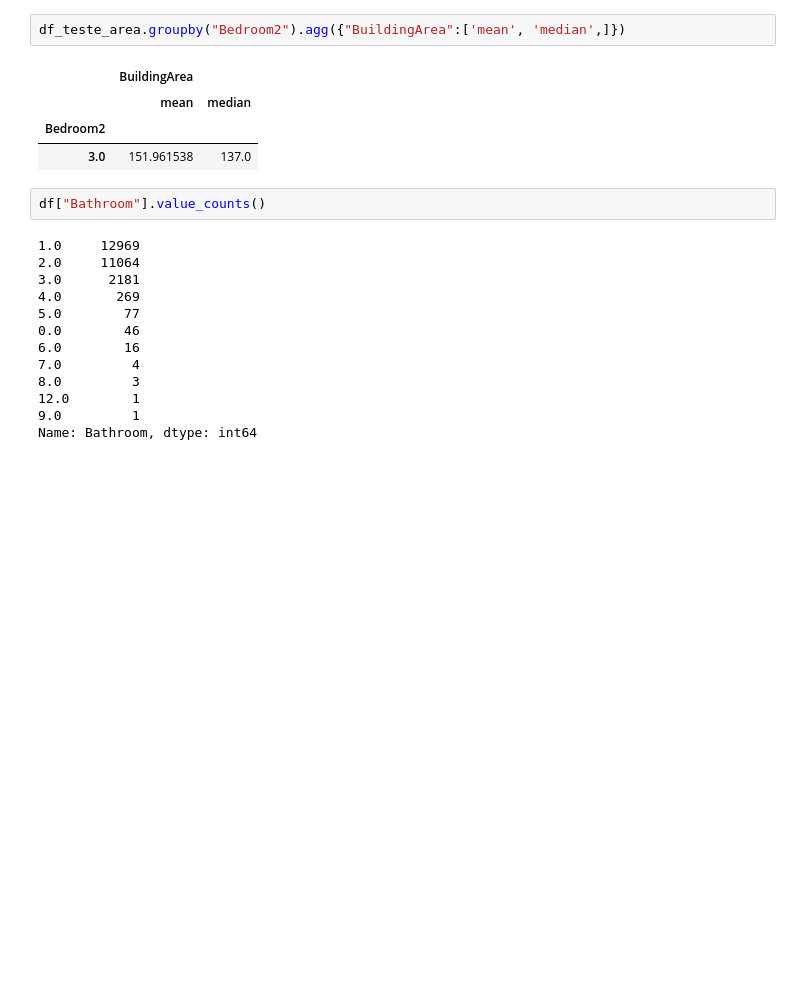
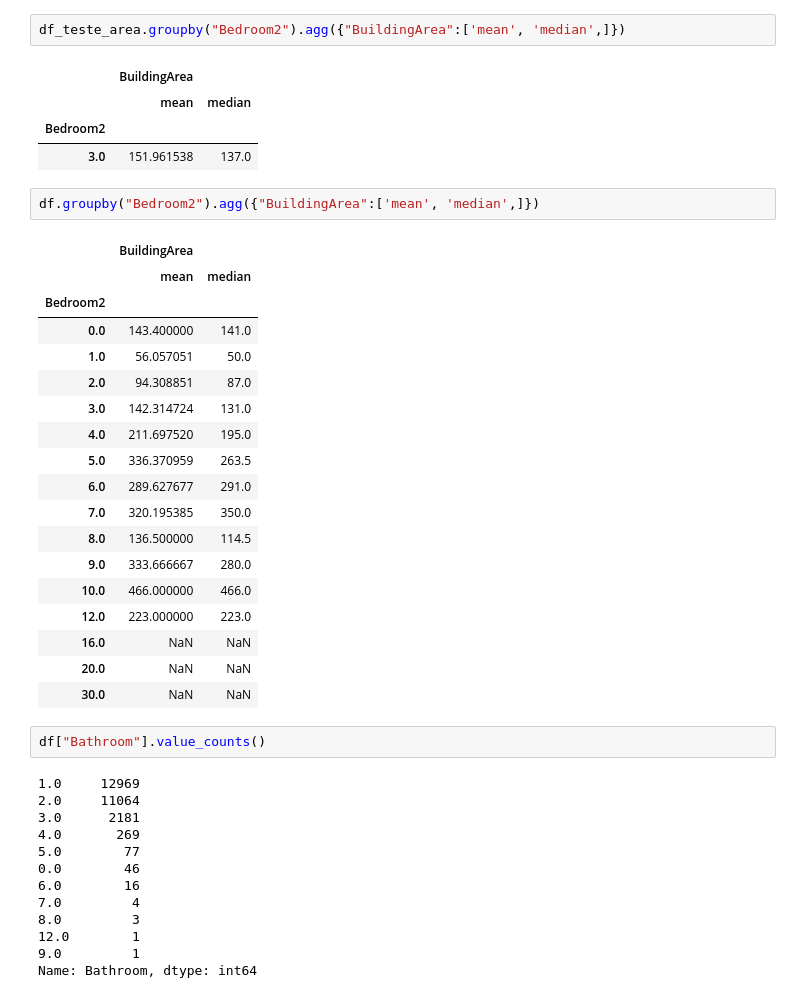
Before and after one commit to Riguini/Melbourne-Housing-Snapshot, a Jupyter notebook: Melbourne_Housing_Dataset.ipynb, the cells around one changed output. Drawn from its saved outputs; the diff is of its cells as text; blank space fills up the shorter version.

```diff
--- a/Melbourne_Housing_Dataset.ipynb
+++ b/Melbourne_Housing_Dataset.ipynb
@@ -151,6 +184,27 @@ df_teste_area.groupby("Bedroom2").agg({"BuildingArea":['mean', 'median',]})
 |  | mean | median |
 | Bedroom2 |  |  |
 | 3.0 | 151.961538 | 137.0 |
+# %%
+df.groupby("Bedroom2").agg({"BuildingArea":['mean', 'median',]})
+# %% [output]
+|  | BuildingArea |  |
+|  | mean | median |
+| Bedroom2 |  |  |
+| 0.0 | 143.400000 | 141.0 |
+| 1.0 | 56.057051 | 50.0 |
+| 2.0 | 94.308851 | 87.0 |
+| 3.0 | 142.314724 | 131.0 |
+| 4.0 | 211.697520 | 195.0 |
+| 5.0 | 336.370959 | 263.5 |
+| 6.0 | 289.627677 | 291.0 |
+| 7.0 | 320.195385 | 350.0 |
+| 8.0 | 136.500000 | 114.5 |
+| 9.0 | 333.666667 | 280.0 |
+| 10.0 | 466.000000 | 466.0 |
+| 12.0 | 223.000000 | 223.0 |
+| 16.0 | NaN | NaN |
+| 20.0 | NaN | NaN |
+| 30.0 | NaN | NaN |
 # %%
 df["Bathroom"].value_counts()
 # %% [output]
```
Also changed, not shown: parts of 7 cells of this notebook.
